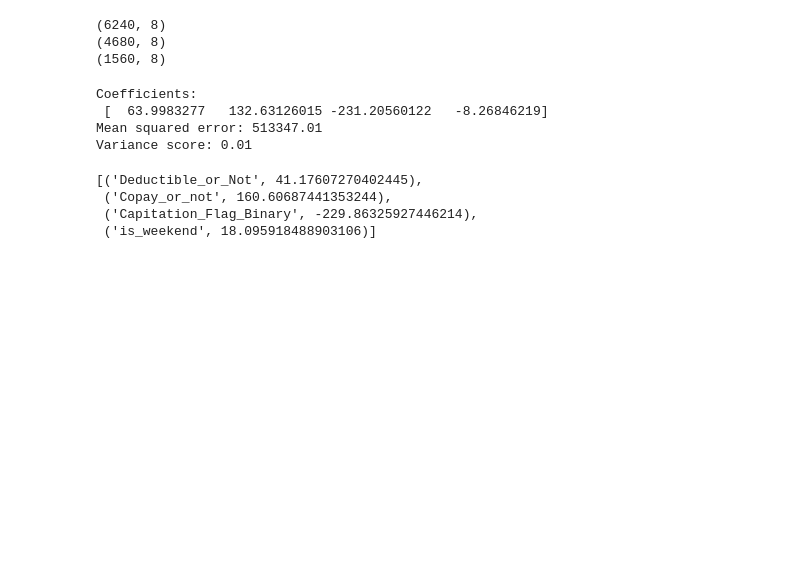
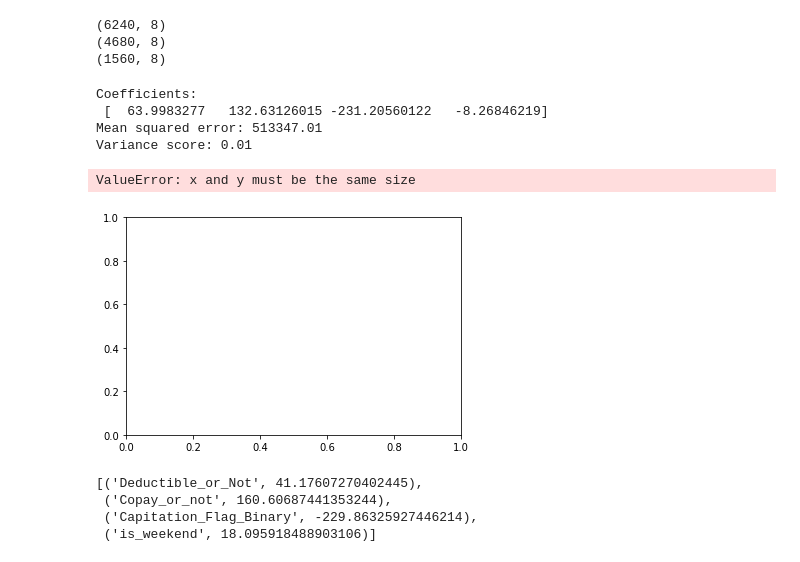
Before and after one commit to jlhewitt/Healthcare-Claim-Analysis, a Jupyter notebook: Save_For_Later/Second_Draft.ipynb, the cells around one changed output. Cells and saved outputs as stored; diff of their text form; code cells hidden in the pictures; blank space fills up the shorter version.

```diff
--- a/Save_For_Later/Second_Draft.ipynb
+++ b/Save_For_Later/Second_Draft.ipynb
@@ -266,13 +294,16 @@ Mean squared error: 513347.01
 Variance score: 0.01
 # %%
 #Plot outputs
-# plt.scatter(X_test, y_test,  color='black')
-# plt.plot(X_test, y_pred, color='blue', linewidth=3)
+plt.scatter(X_test, y_test,  color='black')
+plt.plot(X_test, y_pred, color='blue', linewidth=3)
 
-# plt.xticks(())
-# plt.yticks(())
+plt.xticks(())
+plt.yticks(())
 
-# plt.show()
+plt.show()
+# %% [output]
+ValueError: x and y must be the same size
+[figure, added]
 # %%
 list(zip(X.columns, regr.coef_))
 # %% [output]
```
Also changed, not shown: parts of 4 cells of this notebook.
